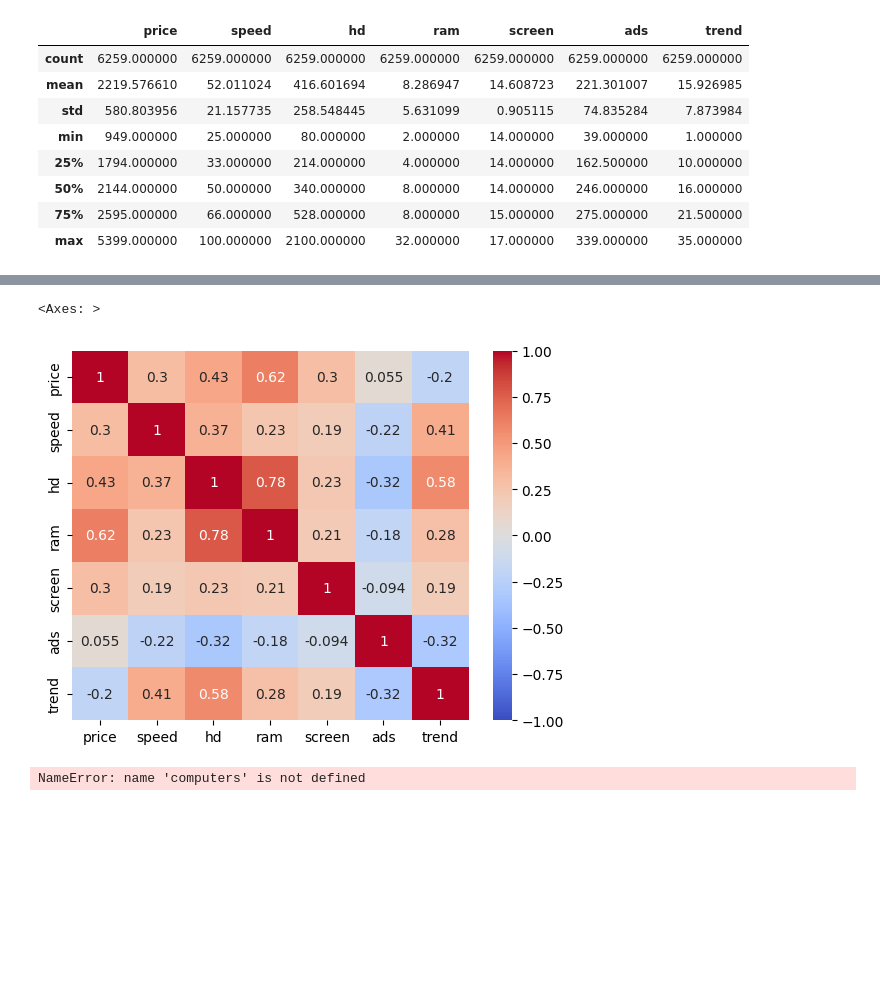
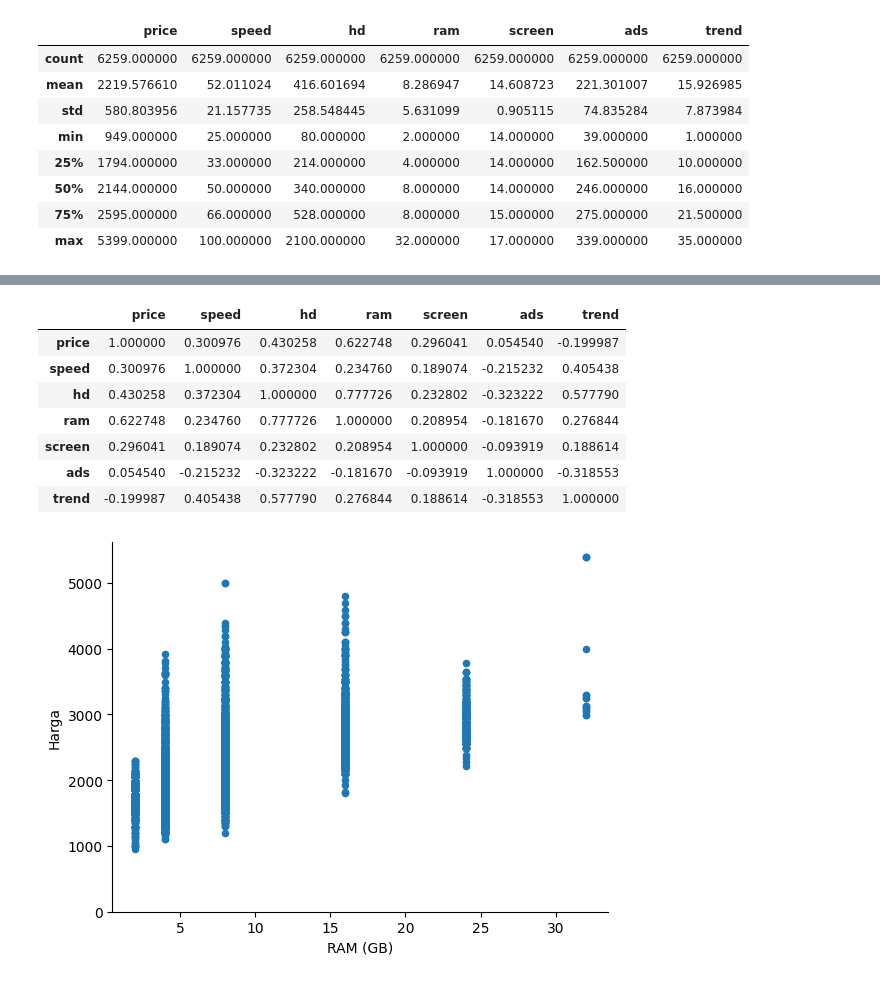
Before and after one commit to daffa-789/EC-EB, a Jupyter notebook: TUGAS UTS.ipynb, the cells around one changed output, grey strips where cells are left out. Drawn from its saved outputs; the diff is of its cells as text; code cells hidden in the pictures; blank space fills up the shorter version.

```diff
--- a/TUGAS UTS.ipynb
+++ b/TUGAS UTS.ipynb
@@ -60,11 +65,20 @@ sns.histplot(computers['price'])
 # %%
-sns.heatmap(computers.corr(numeric_only=True), annot=True ,vmin=-1, vmax=1, cmap='coolwarm')
+#melihat korelasi antar variabel
+computers.corr(numeric_only=True)
 # %% [output]
-<Axes: >
-[figure, removed]
+|  | price | speed | hd | ram | screen | ads | trend |
+| price | 1.000000 | 0.300976 | 0.430258 | 0.622748 | 0.296041 | 0.054540 | -0.199987 |
+| speed | 0.300976 | 1.000000 | 0.372304 | 0.234760 | 0.189074 | -0.215232 | 0.405438 |
+| hd | 0.430258 | 0.372304 | 1.000000 | 0.777726 | 0.232802 | -0.323222 | 0.577790 |
+| ram | 0.622748 | 0.234760 | 0.777726 | 1.000000 | 0.208954 | -0.181670 | 0.276844 |
+| screen | 0.296041 | 0.189074 | 0.232802 | 0.208954 | 1.000000 | -0.093919 | 0.188614 |
+| ads | 0.054540 | -0.215232 | -0.323222 | -0.181670 | -0.093919 | 1.000000 | -0.318553 |
+| trend | -0.199987 | 0.405438 | 0.577790 | 0.276844 | 0.188614 | -0.318553 | 1.000000 |
 # %%
+# melihat hubungan antara RAM dan harga komputer
 computers.plot.scatter(x='ram', y='price').set_ylim(0)
-
+plt.xlabel('RAM (GB)')
+plt.ylabel('Harga')
 sns.despine()
 # %% [output]
-NameError: name 'computers' is not defined
+[figure, added]
```
Also changed, not shown: parts of 19 cells of this notebook, 6 other files.
